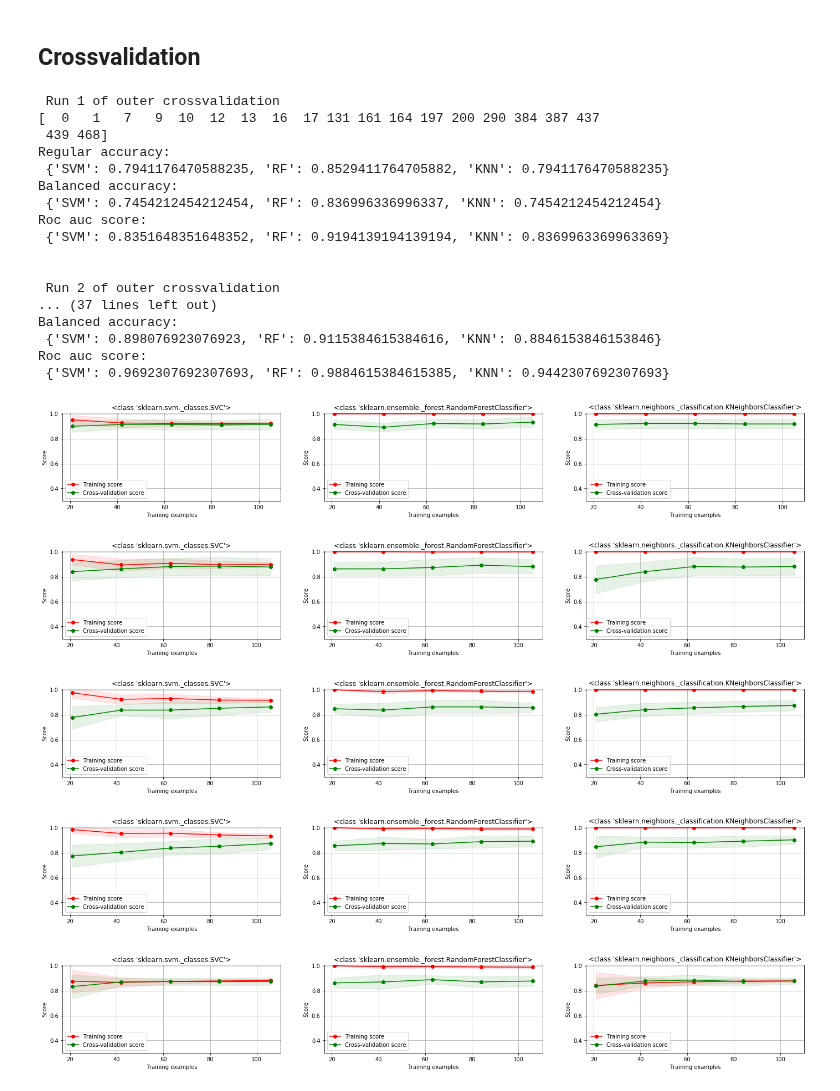
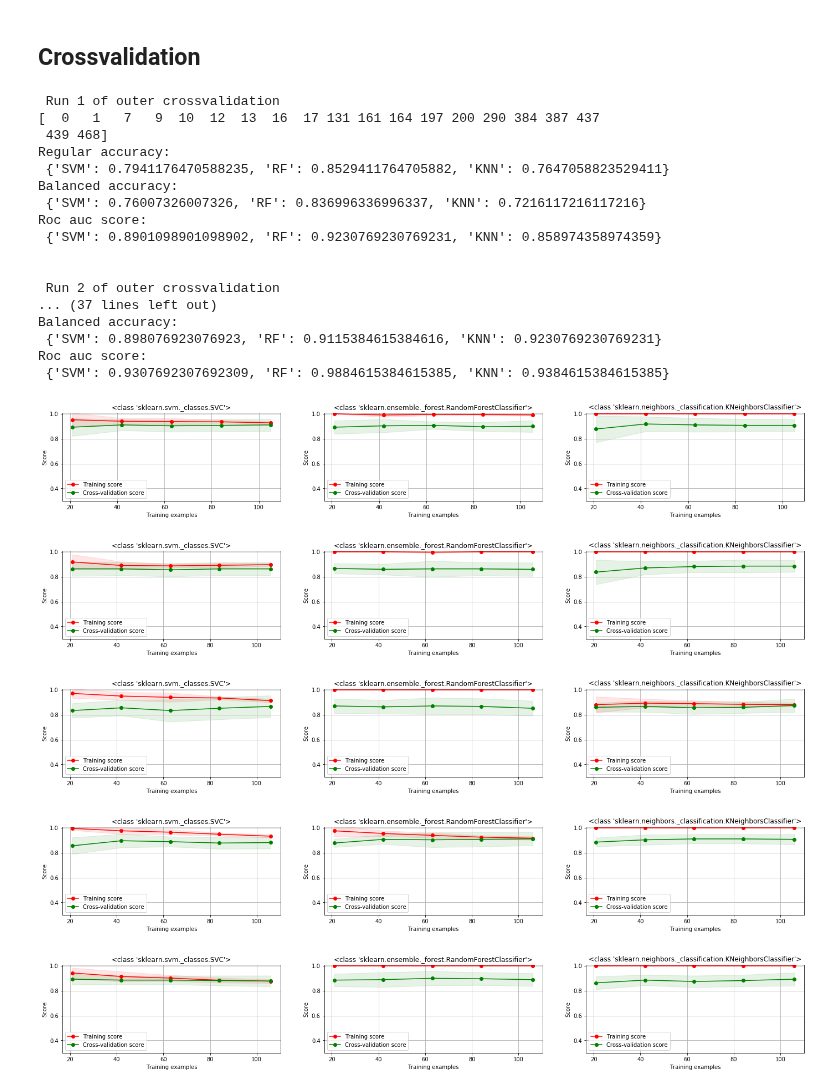
Before and after one commit to mfvanhaaften/TM10007_PROJECT, a Jupyter notebook: assignment.ipynb, the cells around one changed output. Drawn from its saved outputs; the diff is of its cells as text; code cells hidden in the pictures.

Commit message:
Implemented stratified shuffle split

```diff
--- a/assignment.ipynb
+++ b/assignment.ipynb
@@ -302,7 +302,7 @@ def knn_randomized_search(X_train, y_train):
     Input: training data and labels
     Output: K-Nearest Neighbors Classifier with optimal hyperparameters'''
 
-    parameters = {  'n_neighbors': list(range(3,31)),
+    parameters = {  'n_neighbors': list(range(8,31)),
                     'weights': ["uniform", "distance"]
                     }
 
@@ -518,44 +518,44 @@ for train_index, test_index in skf.split(DATA_FEAT_SEL, LABELS_SEL):
     PERFORMANCE = PERFORMANCE.append(acc_dict, ignore_index=True)
     print(f'Regular accuracy: \n {acc_dict}')
     print(f'Balanced accuracy: \n {bal_acc_dict}')
     print(f'Roc auc score: \n {roc_auc_score_dict}')
     ACCURACIES_OUTER.append(accuracy_total)
     BALANCED_ACCURACIES_OUTER.append(bal_acc_total)
     ROC_AUC_OUTER.append(roc_auc_score_total)
 
     #-------------------- LEARNING CURVES --------------------------------------------------
-    cv = ShuffleSplit(n_splits=10, test_size=0.2, random_state=0)
+    cv = StratifiedShuffleSplit(n_splits=10, test_size=0.2, random_state=0)
     num = 0
     fig = plt.figure(figsize=(24,8*len(clfs)))
 
     for clf in clfs:
         title = str(type(clf))
         ax = fig.add_subplot(7, 3, num+1)
         plot_learning_curve(clf, title, X_train_sel, y_train, ax, ylim=(0.3, 1.01), cv=cv, train_sizes=np.linspace(0.2,                             1,5))
         num += 1
 # %% [output]
  Run 1 of outer crossvalidation
 [  0   1   7   9  10  12  13  16  17 131 161 164 197 200 290 384 387 437
  439 468]
 Regular accuracy:
- {'SVM': 0.7941176470588235, 'RF': 0.8529411764705882, 'KNN': 0.7941176470588235}
+ {'SVM': 0.7941176470588235, 'RF': 0.8529411764705882, 'KNN': 0.7647058823529411}
 Balanced accuracy:
- {'SVM': 0.7454212454212454, 'RF': 0.836996336996337, 'KNN': 0.7454212454212454}
+ {'SVM': 0.76007326007326, 'RF': 0.836996336996337, 'KNN': 0.7216117216117216}
 Roc auc score:
- {'SVM': 0.8351648351648352, 'RF': 0.9194139194139194, 'KNN': 0.8369963369963369}
+ {'SVM': 0.8901098901098902, 'RF': 0.9230769230769231, 'KNN': 0.858974358974359}
 
 
  Run 2 of outer crossvalidation
 ... (37 lines left out)
 Balanced accuracy:
- {'SVM': 0.898076923076923, 'RF': 0.9115384615384616, 'KNN': 0.8846153846153846}
+ {'SVM': 0.898076923076923, 'RF': 0.9115384615384616, 'KNN': 0.9230769230769231}
 Roc auc score:
- {'SVM': 0.9692307692307693, 'RF': 0.9884615384615385, 'KNN': 0.9442307692307693}
+ {'SVM': 0.9307692307692309, 'RF': 0.9884615384615385, 'KNN': 0.9384615384615385}
-[figure, old version]
+[figure, new version]
-[figure, old version]
+[figure, new version]
-[figure, old version]
+[figure, new version]
-[figure, old version]
+[figure, new version]
-[figure, old version]
+[figure, new version]
 # %%
 print(PERFORMANCE)
 MEAN_ACC = PERFORMANCE.mean()
```
Also changed, not shown: parts of 2 cells of this notebook.
